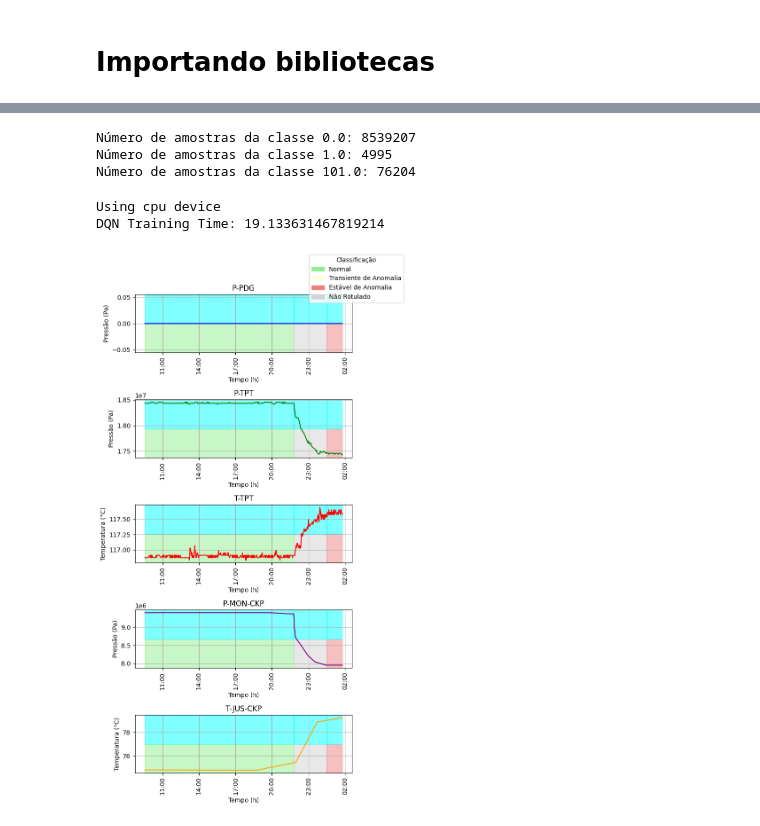
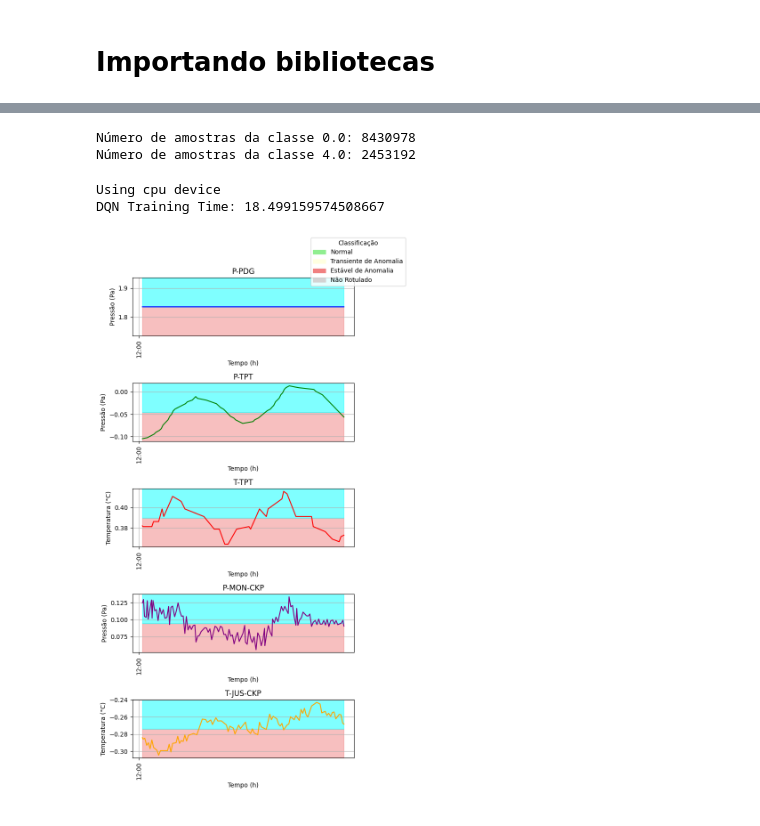
Before and after one commit to kaikecc/Reinforcement-Learning, a Jupyter notebook: src/notebook/rl_classification.ipynb, the cells around one changed output, grey strips where cells are left out. Cells and saved outputs as stored; diff of their text form; code cells hidden in the pictures.

```diff
--- a/src/notebook/rl_classification.ipynb
+++ b/src/notebook/rl_classification.ipynb
@@ -196,10 +196,10 @@ if __name__ == '__main__':
     path_dataset = '/home/dataset'
     events_names = {
         0: 'Normal',
-        1: 'Abrupt Increase of BSW',
+        # 1: 'Abrupt Increase of BSW',
         # 2: 'Spurious Closure of DHSV',
         # 3: 'Severe Slugging',
-        # 4: 'Flow Instability',
+        4: 'Flow Instability',
         # 5: 'Rapid Productivity Loss',
         # 6: 'Quick Restriction in PCK',
         # 7: 'Scaling in PCK',
@@ -284,18 +284,43 @@ if __name__ == '__main__':
 
     logging.info(f'Iniciando treinamento do modelo DQN')
     start_time = time.time()
+    np.random.seed(42)  # Para reprodutibilidade
+    shuffled_indices = np.random.permutation(len(dataset_train_scaled))
+    dataset_shuffled = dataset_train_scaled[shuffled_indices]
+
+    # Dividir o dataset embaralhado para os ambientes
+    n_envs = 5
+    split_datasets = np.array_split(dataset_shuffled, n_envs)
+
+    # Função modificada para criar ambientes com partes específicas do dataset
+    def create_env(dataset_part):
+        return Env3WGym(dataset_part)
     # Crie o ambiente (modifique conforme necessário para seu caso de uso)
-    env = make_vec_env(lambda: Env3WGym(dataset_train_scaled), n_envs=5)
-    env3W_dqn(env)  # Chamar a função para treinar o modelo
+    #env = make_vec_env(lambda: Env3WGym(dataset_train_scaled), n_envs=5)
+    envs = make_vec_env(lambda: create_env(split_datasets.pop(0)), n_envs=n_envs)
+    env3W_dqn(envs)  # Chamar a função para treinar o modelo
     print(f"DQN Training Time: {time.time() - start_time}")
     logging.info(f"DQN Training Time: {time.time() - start_time}")
     logging.info(f'Fim treinamento do modelo DQN')
 
     logging.info(f'Iniciando avaliação do modelo de teste DQN')
     dqn_model = DQN.load('dqn_env3W')
-    env = make_vec_env(lambda: Env3WGym(dataset_test_scaled), n_envs=5)
+    np.random.seed(42)  # Para reprodutibilidade
+    shuffled_indices = np.random.permutation(len(dataset_test_scaled))
+    dataset_shuffled = dataset_test_scaled[shuffled_indices]
+
+    # Dividir o dataset embaralhado para os ambientes
+    n_envs = 5
+    split_datasets = np.array_split(dataset_shuffled, n_envs)
+
+    # Função modificada para criar ambientes com partes específicas do dataset
+    def create_env(dataset_part):
+        return Env3WGym(dataset_part)
+
+    envs = make_vec_env(lambda: create_env(split_datasets.pop(0)), n_envs=n_envs)
+    #env = make_vec_env(lambda: Env3WGym(dataset_test_scaled), n_envs=5)
     # Executar a função de avaliação
-    accuracy = env3W_dqn_eval(dqn_model, env)
+    accuracy = env3W_dqn_eval(dqn_model, envs)
     logging.info(f'Acurácia: {accuracy}')
     logging.info(f'Fim avaliação do modelo de teste DQN')
 
@@ -308,39 +333,46 @@ if __name__ == '__main__':
         'P-MON-CKP',
         'T-JUS-CKP',
         #'P-JUS-CKGL',
         #'T-JUS-CKGL',
         #'QGL',
         'class'
     ]
 
+    logging.info(f'Iniciando carregamento do dataset de teste')
+    dataset_test = load_instance_with_numpy(data_path = '/home/dataset_test', events_names = events_names, columns = columns, well_names = well_names)
+    # Escalone as features dataset_test
+    logging.info(f'Fim carregamento do dataset de teste')
 
-    dataset_test = load_instance_with_numpy(data_path = '/home/dataset_test', events_names = events_names, columns = columns, well_names = well_names)
+    logging.info(f'Iniciando escalonamento do dataset de teste')
+    X_test = dataset_test[:, 1:-1]
+    X_test_scaled = scaler.transform(X_test)
+    dataset_test = np.column_stack((dataset_test[:, 0], X_test_scaled, dataset_test[:, -1]))
+    logging.info(f'Fim escalonamento do dataset de teste')
+
+    logging.info(f'Iniciando predição do modelo de teste DQN')
     array_action_pred = []
     for i in range(0, len(dataset_test)):
         obs = dataset_test[i, 1:-1].astype(np.float32)
         action, _states = dqn_model.predict(obs, deterministic=True)
         array_action_pred.append(action)
 
 
     expanded_array = np.column_stack((dataset_test, array_action_pred))
-
-
-    logging.info(f'Fim do teste do modelo de teste DQN')
+    logging.info(f'Fim predição do modelo de teste DQN')
 
 
     df = pd.DataFrame(expanded_array, columns = ['timestamp', 'P-PDG', 'P-TPT', 'T-TPT', 'P-MON-CKP', 'T-JUS-CKP', 'class', 'action'])
     df.set_index('timestamp', inplace=True)
     df[['P-PDG', 'P-TPT', 'T-TPT', 'P-MON-CKP', 'T-JUS-CKP']] = df[['P-PDG', 'P-TPT', 'T-TPT', 'P-MON-CKP', 'T-JUS-CKP']].astype('float32')
     df['class'] = df['class'].astype(float).astype('int16')
     df['action'] = df['action'].astype(float).astype('int16')
 
 
     explora = exploration(df)
     explora.plot_sensor(sensor_columns = ['P-PDG', 'P-TPT', 'T-TPT', 'P-MON-CKP', 'T-JUS-CKP'], _title = 'Plot DQN')
 # %% [output]
-Número de amostras da classe 0.0: 8539207
-Número de amostras da classe 1.0: 4995
-Número de amostras da classe 101.0: 76204
+Número de amostras da classe 0.0: 8430978
+Número de amostras da classe 4.0: 2453192
 Using cpu device
-DQN Training Time: 19.133631467819214
+DQN Training Time: 18.499159574508667
-[figure, old version]
+[figure, new version]
```
Also changed, not shown: parts of 1 cell of this notebook, 12 other files.
